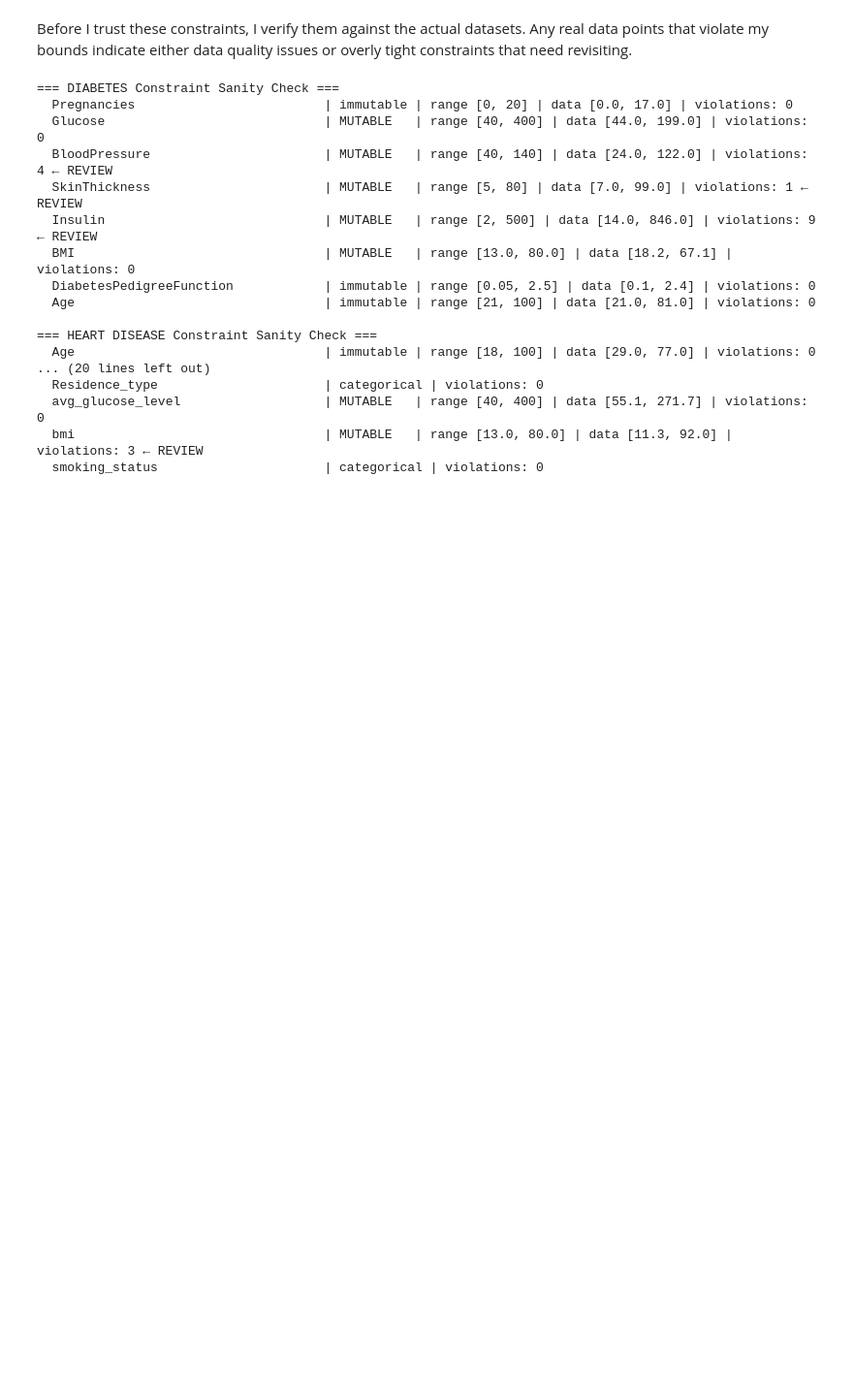
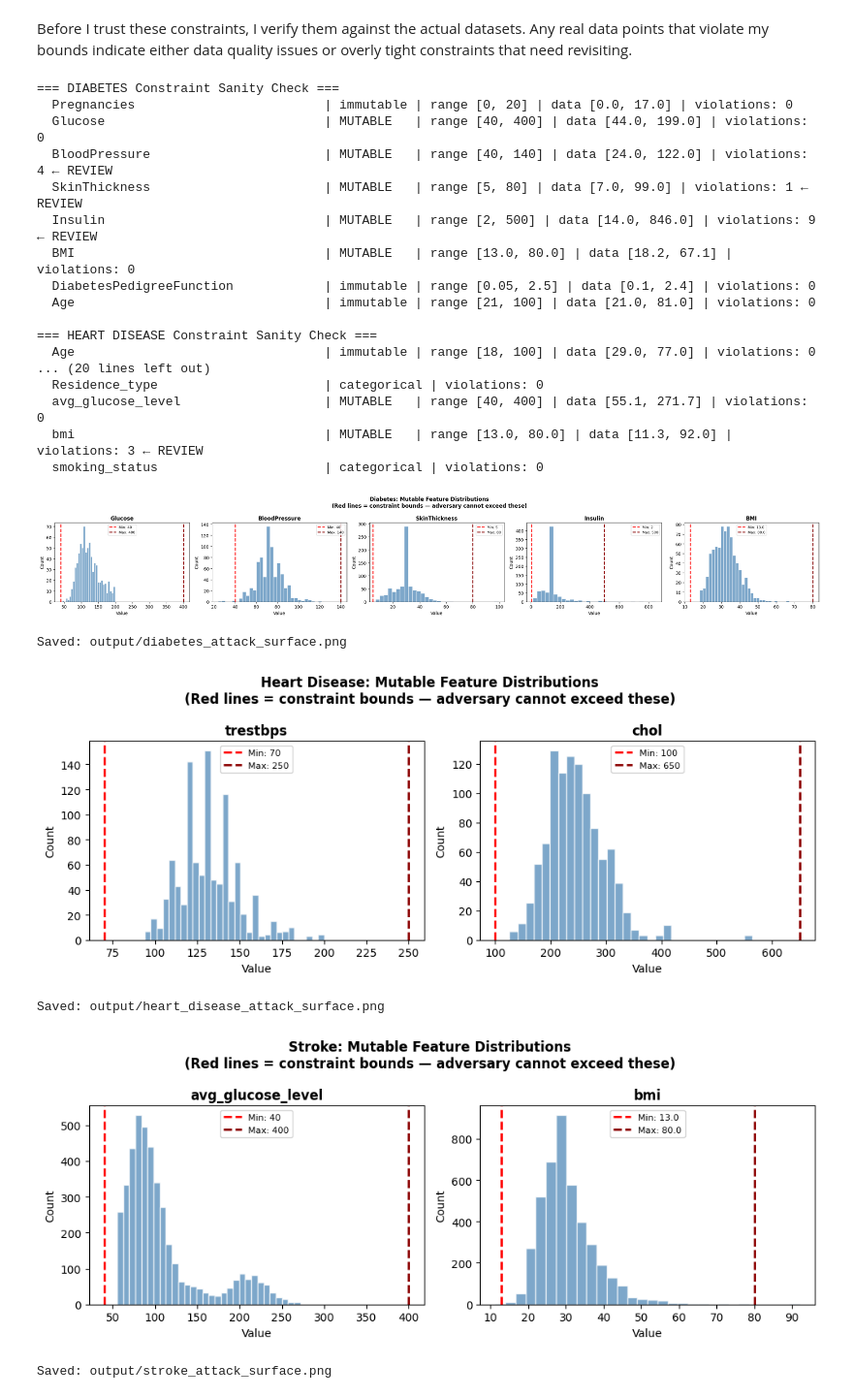
Before and after one commit to KarikariSamuelZachary/xai-health-risk-system, a Jupyter notebook: notebooks/12_clinical_plausibility_constraint.ipynb, the cells around one changed output. Shown at 97% size. Saved outputs shown, nothing was run; the diff lists cells and outputs as text; code cells hidden in the pictures; blank space fills up the shorter version.

Commit message:
feat: save constraints

```diff
--- a/notebooks/12_clinical_plausibility_constraint.ipynb
+++ b/notebooks/12_clinical_plausibility_constraint.ipynb
@@ -736,3 +736,62 @@ check_constraints_against_data(
   avg_glucose_level                   | MUTABLE   | range [40, 400] | data [55.1, 271.7] | violations: 0
   bmi                                 | MUTABLE   | range [13.0, 80.0] | data [11.3, 92.0] | violations: 3 ← REVIEW
   smoking_status                      | categorical | violations: 0
+# %%
+def plot_mutable_feature_distributions(df, constraints, dataset_name, target_col):
+    """
+    Plots distributions of mutable continuous features with constraint bounds overlaid.
+    Red dashed lines = constraint boundaries (attack limits).
+    """
+    mutable_continuous = [
+        c for c in constraints
+        if c.mutable and not c.is_categorical and c.name in df.columns
+    ]
+
+    if not mutable_continuous:
+        print(f'No mutable continuous features in {dataset_name}')
+        return
+
+    n = len(mutable_continuous)
+    fig, axes = plt.subplots(1, n, figsize=(5 * n, 4))
+    if n == 1:
+        axes = [axes]
+
+    fig.suptitle(
+        f'{dataset_name}: Mutable Feature Distributions\n'
+        f'(Red lines = constraint bounds — adversary cannot exceed these)',
+        fontsize=12, fontweight='bold'
+    )
+
+    for ax, constraint in zip(axes, mutable_continuous):
+        col = constraint.name
+        ax.hist(df[col], bins=30, color='steelblue', alpha=0.7, edgecolor='white')
+
+        if constraint.min_val is not None:
+            ax.axvline(constraint.min_val, color='red', linestyle='--',
+                       linewidth=2, label=f'Min: {constraint.min_val}')
+        if constraint.max_val is not None:
+            ax.axvline(constraint.max_val, color='darkred', linestyle='--',
+                       linewidth=2, label=f'Max: {constraint.max_val}')
+
+        ax.set_title(col, fontweight='bold')
+        ax.set_xlabel('Value')
+        ax.set_ylabel('Count')
+        ax.legend(fontsize=8)
+
+    plt.tight_layout()
+    plt.savefig(f'../output/{dataset_name.lower().replace(" ", "_")}_attack_surface.png',
+                dpi=150, bbox_inches='tight')
+    plt.show()
+    print(f'Saved: output/{dataset_name.lower().replace(" ", "_")}_attack_surface.png')
+
+
+plot_mutable_feature_distributions(diabetes_df, DIABETES_CONSTRAINTS, 'Diabetes', 'Outcome')
+plot_mutable_feature_distributions(heart_df,    HEART_CONSTRAINTS,    'Heart Disease', 'target')
+plot_mutable_feature_distributions(stroke_df,   STROKE_CONSTRAINTS,   'Stroke', 'stroke')
+# %% [output]
+[figure, added]
+Saved: output/diabetes_attack_surface.png
+[figure, added]
+Saved: output/heart_disease_attack_surface.png
+[figure, added]
+Saved: output/stroke_attack_surface.png
```
Also changed, not shown: parts of 1 cell of this notebook.
